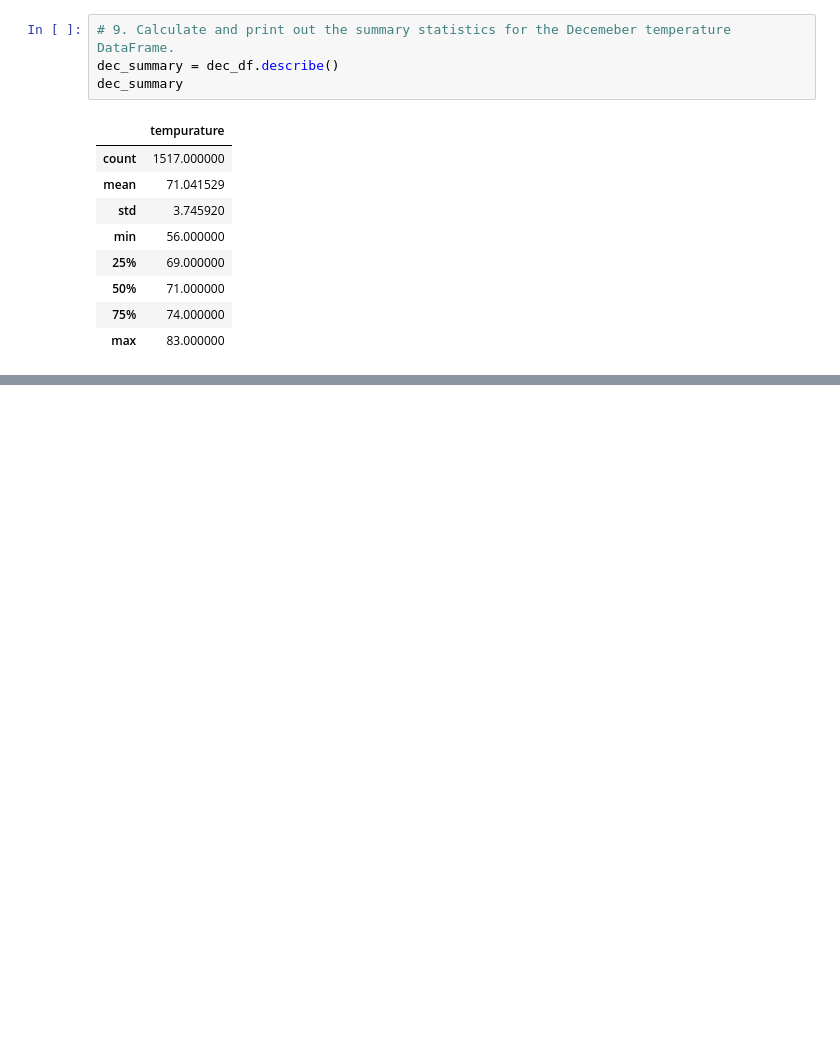
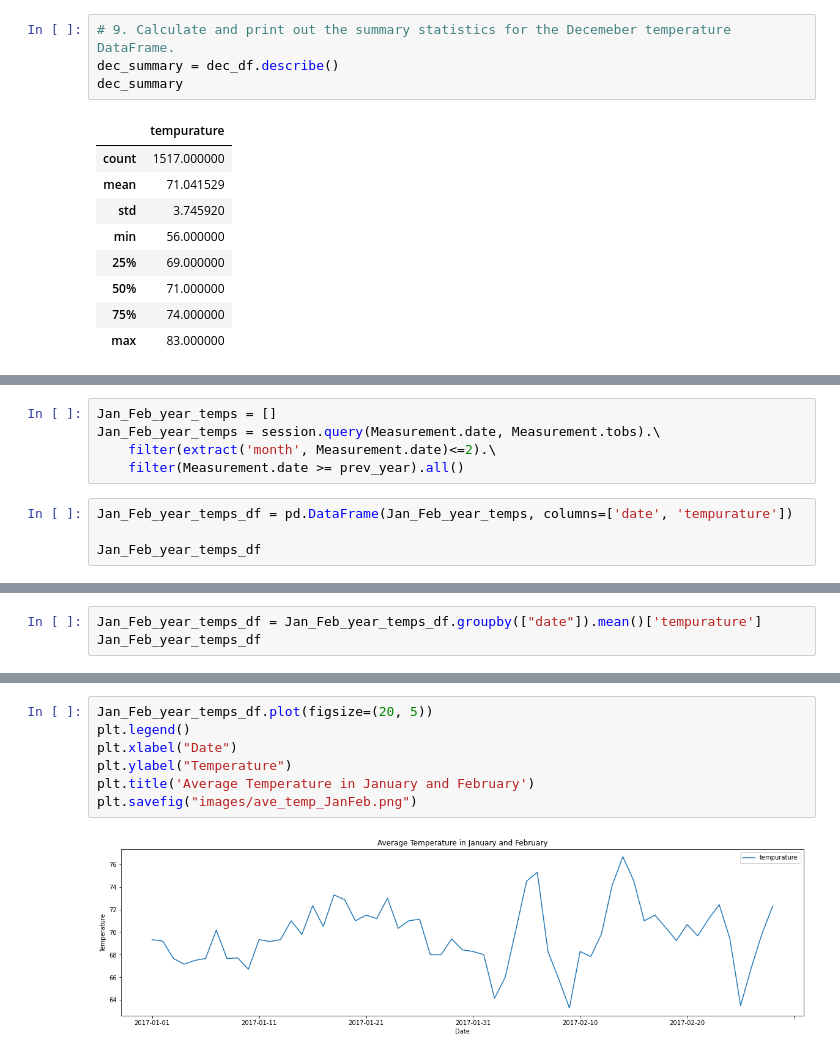
Before and after one commit to arosas17/surfs_up, a Jupyter notebook: SurfsUp_Challenge.ipynb, the cells around one changed output, grey strips where cells are left out. Saved outputs shown, nothing was run; the diff lists cells and outputs as text; blank space fills up the shorter version.

```diff
--- a/SurfsUp_Challenge.ipynb
+++ b/SurfsUp_Challenge.ipynb
@@ -162,0 +249,9 @@ dec_summary
+# %%
+Jan_Feb_year_temps = []
+Jan_Feb_year_temps = session.query(Measurement.date, Measurement.tobs).\
+    filter(extract('month', Measurement.date)<=2).\
+    filter(Measurement.date >= prev_year).all()
+# %%
+Jan_Feb_year_temps_df = pd.DataFrame(Jan_Feb_year_temps, columns=['date', 'tempurature'])
+
+Jan_Feb_year_temps_df
@@ -162,0 +272,3 @@ dec_summary
+# %%
+Jan_Feb_year_temps_df = Jan_Feb_year_temps_df.groupby(["date"]).mean()['tempurature']
+Jan_Feb_year_temps_df
@@ -162,0 +293,9 @@ dec_summary
+# %%
+Jan_Feb_year_temps_df.plot(figsize=(20, 5))
+plt.legend()
+plt.xlabel("Date")
+plt.ylabel("Temperature")
+plt.title('Average Temperature in January and February')
+plt.savefig("images/ave_temp_JanFeb.png")
+# %% [output]
+[figure, added]
```
Also changed, not shown: parts of 16 cells of this notebook, 4 other files.
